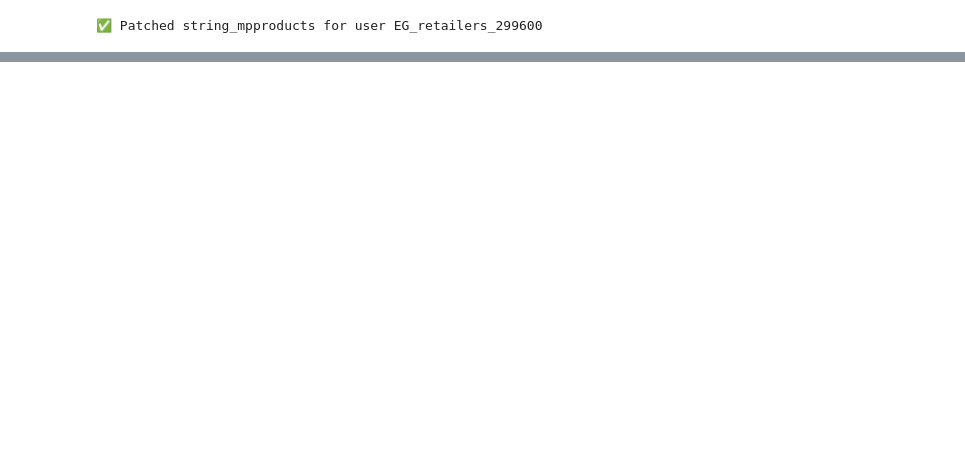
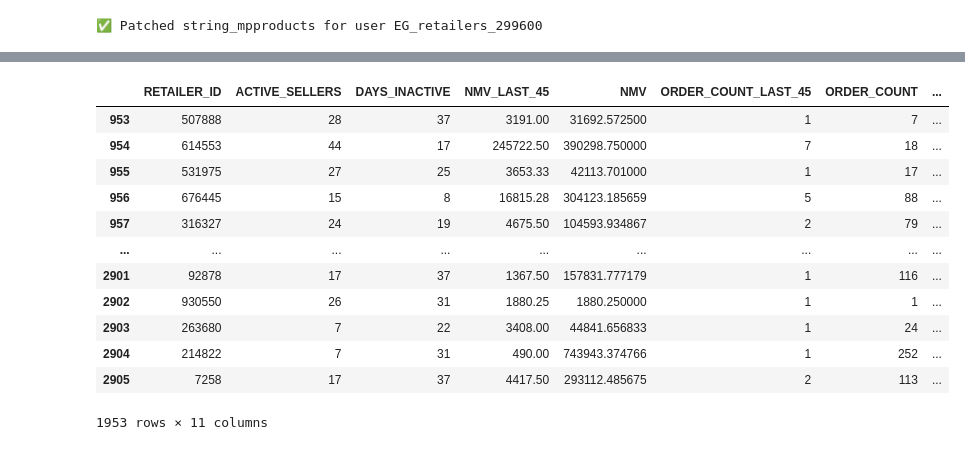
Before and after one commit to Maxab-Growth/Seif, a Jupyter notebook: Seif's_stuff/comparing_coupon_notf.ipynb, the cells around one changed output, grey strips where cells are left out. Drawn from its saved outputs; the diff is of its cells as text; code cells hidden in the pictures; blank space fills up the shorter version.

```diff
--- a/Seif's_stuff/comparing_coupon_notf.ipynb
+++ b/Seif's_stuff/comparing_coupon_notf.ipynb
@@ -85,3 +159,6 @@ else:
     print(f"❌ Error for {user_id}: {response.status_code} – {response.text}")
 # %% [output]
 ✅ Patched string_mpproducts for user EG_retailers_299600
+# %%
+df = pd.read_excel('Coupon_testing.xlsx')
+df
@@ -87,0 +179,18 @@ else:
+# %%
+df = df[df['group_type'].isin(['T1', 'T2'])]
+df['coupon_value'] = df['group_type'].map({'T1': 50, 'T2': 100})
+df
+# %% [output]
+|  | RETAILER_ID | ACTIVE_SELLERS | DAYS_INACTIVE | NMV_LAST_45 | NMV | ORDER_COUNT_LAST_45 | ORDER_COUNT | ... |
+| 953 | 507888 | 28 | 37 | 3191.00 | 31692.572500 | 1 | 7 | ... |
+| 954 | 614553 | 44 | 17 | 245722.50 | 390298.750000 | 7 | 18 | ... |
+| 955 | 531975 | 27 | 25 | 3653.33 | 42113.701000 | 1 | 17 | ... |
+| 956 | 676445 | 15 | 8 | 16815.28 | 304123.185659 | 5 | 88 | ... |
+| 957 | 316327 | 24 | 19 | 4675.50 | 104593.934867 | 2 | 79 | ... |
+| ... | ... | ... | ... | ... | ... | ... | ... | ... |
+| 2901 | 92878 | 17 | 37 | 1367.50 | 157831.777179 | 1 | 116 | ... |
+| 2902 | 930550 | 26 | 31 | 1880.25 | 1880.250000 | 1 | 1 | ... |
+| 2903 | 263680 | 7 | 22 | 3408.00 | 44841.656833 | 1 | 24 | ... |
+| 2904 | 214822 | 7 | 31 | 490.00 | 743943.374766 | 1 | 252 | ... |
+| 2905 | 7258 | 17 | 37 | 4417.50 | 293112.485675 | 2 | 113 | ... |
+1953 rows × 11 columns
```
Also changed, not shown: parts of 5 cells of this notebook, 4 other files.
